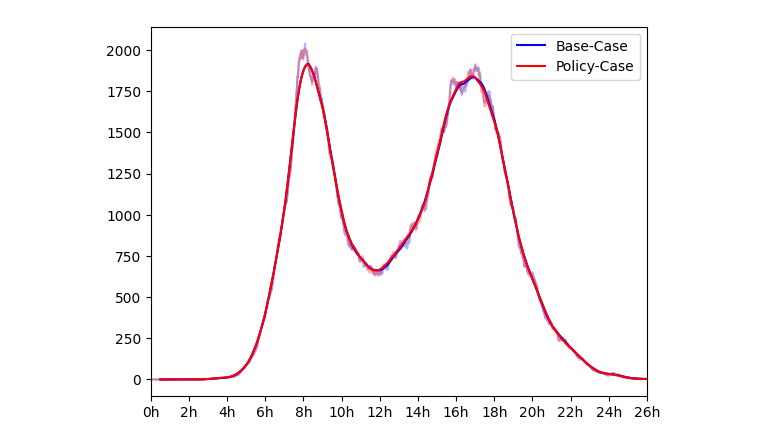
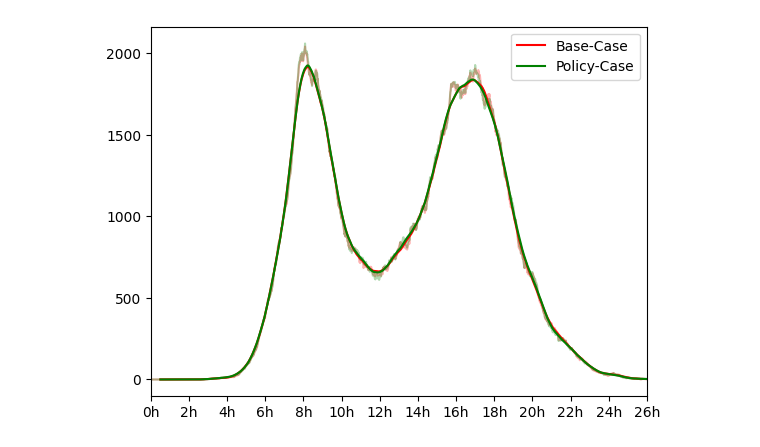
Before and after one commit to davidfister/matsim-example-project, a Jupyter notebook: analysis/U2_analysis.ipynb, the cells around one changed output. Cells and saved outputs as stored; diff of their text form; code cells hidden in the pictures.

```diff
--- a/analysis/U2_analysis.ipynb
+++ b/analysis/U2_analysis.ipynb
@@ -46,18 +50,31 @@ data
 # %%
-fig, ax = plt.subplots()
+def stuff(line, color):
 
-ax.plot(data["Minute"],data["Util_PT_base"], color="blue",alpha= 0.3)
-ax.plot(data["Minute"],data["Util_PT_policy"], color="red",alpha= 0.3)
-ax.plot(data["Util_PT_base"].rolling(60,center=True).mean(), color="blue", alpha =1, label= "Base-Case")
-ax.plot(data["Util_PT_policy"].rolling(60,center=True).mean(), color="red", alpha =1, label= "Policy-Case")
+    data_base = pd.read_csv("pt_util_base_"+line+".csv")
+    data_policy = pd.read_csv("pt_util_policy_"+line+".csv")
+    data_base = data_base.rename(columns={"Util_"+line: "Util_line_base"})
+    data_policy = data_policy.rename(columns={"Util_"+line: "Util_line_policy"})
+    data_base = data_base.rename(columns={"Util_PT": "Util_PT_base"})
+    data_policy = data_policy.rename(columns={"Util_PT": "Util_PT_policy"})
 
 
-ticks_x = [i*120 for i in range(14)]
-labels_x = [f"{i//60}h" for i in ticks_x]
-ax.set_xlim(0, 26*60)
-ax.set_xticks(ticks_x, labels_x)
-ax.legend()
-plt.show()
+    data = pd.merge(data_base, data_policy, on="Minute")
+
+    fig, ax = plt.subplots()
+
+    ax.plot(data["Minute"],data["Util_PT_base"], color="red",alpha= 0.3)
+    ax.plot(data["Minute"],data["Util_PT_policy"], color="green",alpha= 0.3)
+    ax.plot(data["Util_PT_base"].rolling(60,center=True).mean(), color="red", alpha =1, label= "Base-Case")
+    ax.plot(data["Util_PT_policy"].rolling(60,center=True).mean(), color="green", alpha =1, label= "Policy-Case")
+
+
+    ticks_x = [i*120 for i in range(14)]
+    labels_x = [f"{i//60}h" for i in ticks_x]
+    ax.set_xlim(0, 26*60)
+    ax.set_xticks(ticks_x, labels_x)
+    ax.legend()
+    plt.show()
+stuff("U2","red")
 # %% [output]
-[figure, old version]
+[figure, new version]
 # %%
```
Also changed, not shown: parts of 2 cells of this notebook, 51 other files.
